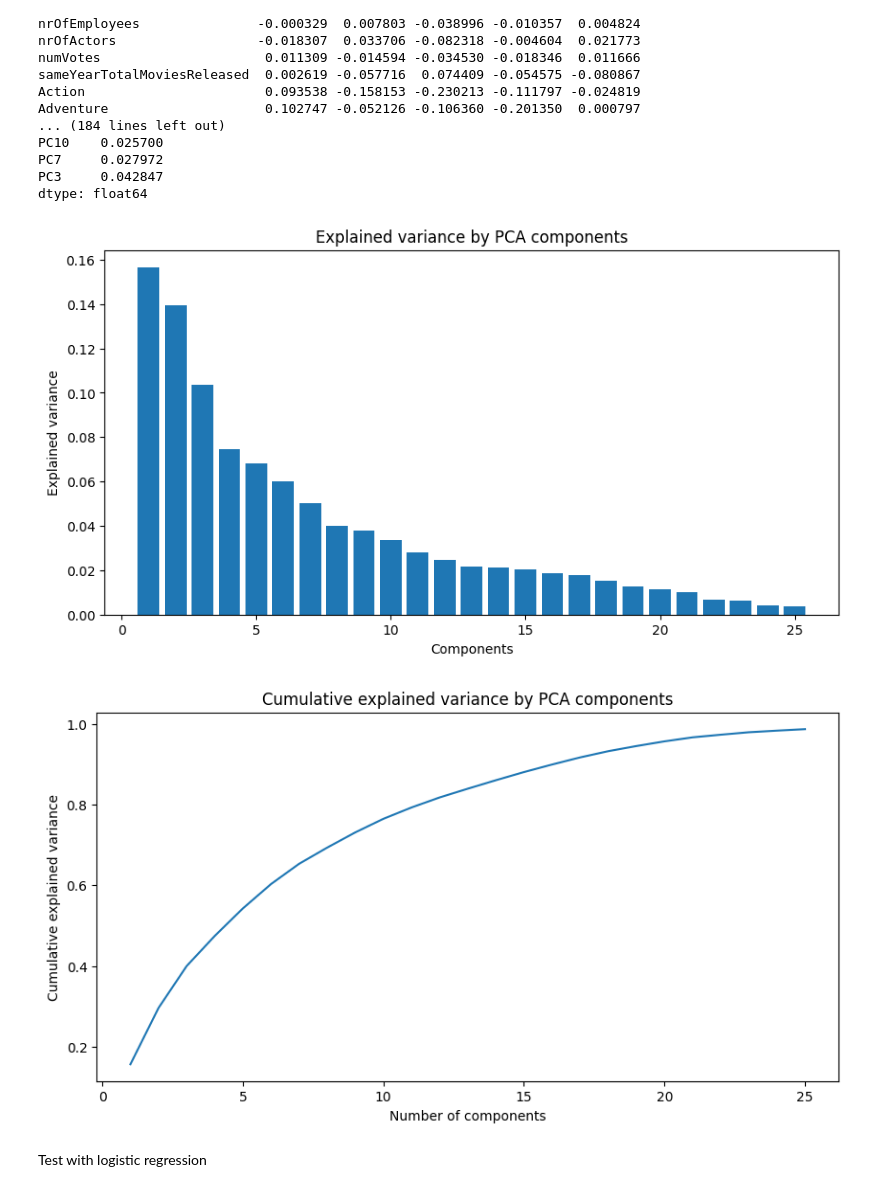
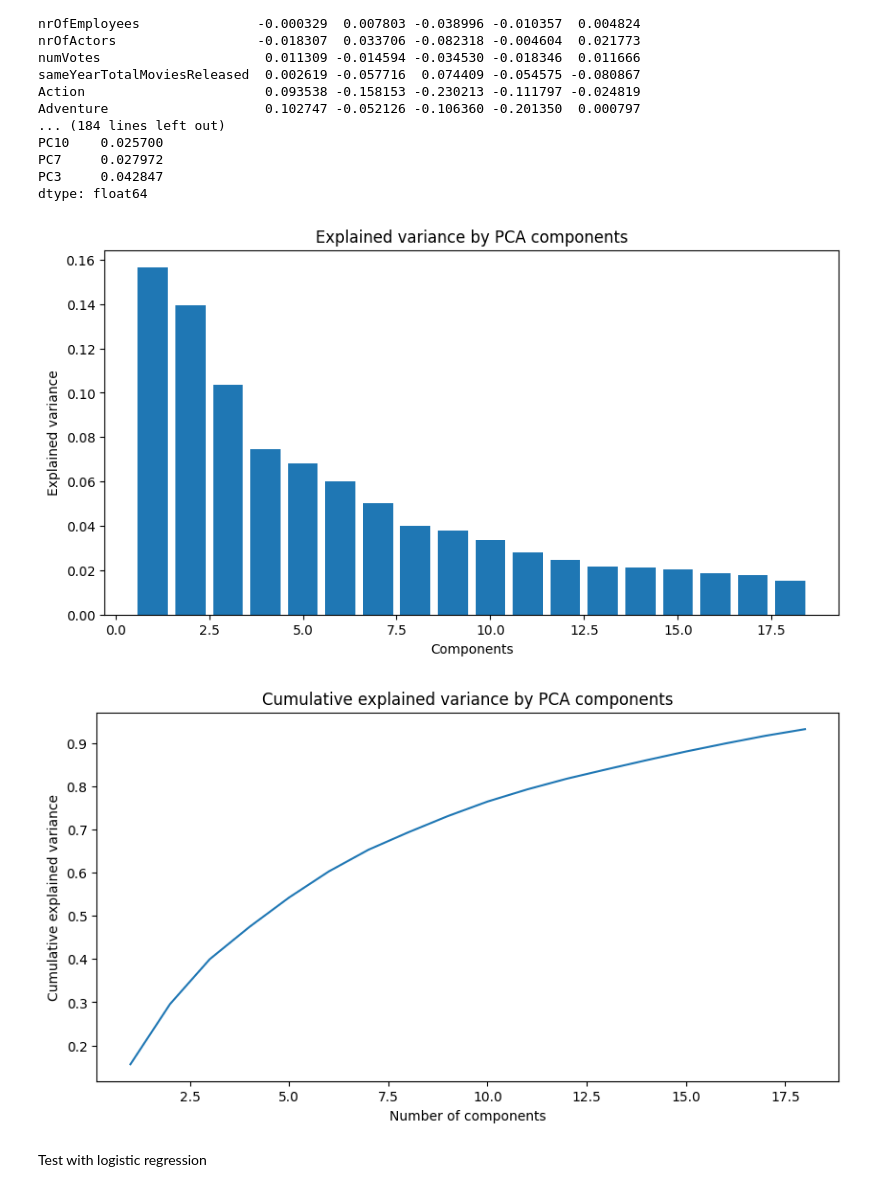
Before and after one commit to SoareCristi/BigData_MovieRatings, a Jupyter notebook: dimensionality_reduction.ipynb, the cells around one changed output. Saved outputs shown, nothing was run; the diff lists cells and outputs as text; code cells hidden in the pictures.

```diff
--- a/dimensionality_reduction.ipynb
+++ b/dimensionality_reduction.ipynb
@@ -78,29 +78,29 @@ PC7     0.027972
 PC3     0.042847
 dtype: float64
 # %%
-n = 25
+n = 18
 pca_reduced = PCA(n_components=n)
 principalComponents_reduced = pca_reduced.fit_transform(features)
 
 df_reduced = pd.DataFrame(data=principalComponents_reduced, columns=[f'PC{i+1}' for i in range(n)])
 
 plt.figure(figsize=(10, 5))
 plt.bar(range(1, len(pca_reduced.explained_variance_ratio_) + 1), pca_reduced.explained_variance_ratio_)
 plt.ylabel('Explained variance')
 plt.xlabel('Components')
 plt.title('Explained variance by PCA components')
 plt.show()
 
 cumulative_variance = np.cumsum(pca_reduced.explained_variance_ratio_)
 plt.figure(figsize=(10, 5))
 plt.plot(range(1, len(cumulative_variance) + 1), cumulative_variance)
 plt.ylabel('Cumulative explained variance')
 plt.xlabel('Number of components')
 plt.title('Cumulative explained variance by PCA components')
 plt.show()
 # %% [output]
-[figure, old version]
+[figure, new version]
-[figure, old version]
+[figure, new version]
 # %% [markdown]
 Test with logistic regression
 # %%
```
Also changed, not shown: parts of 4 cells of this notebook.
